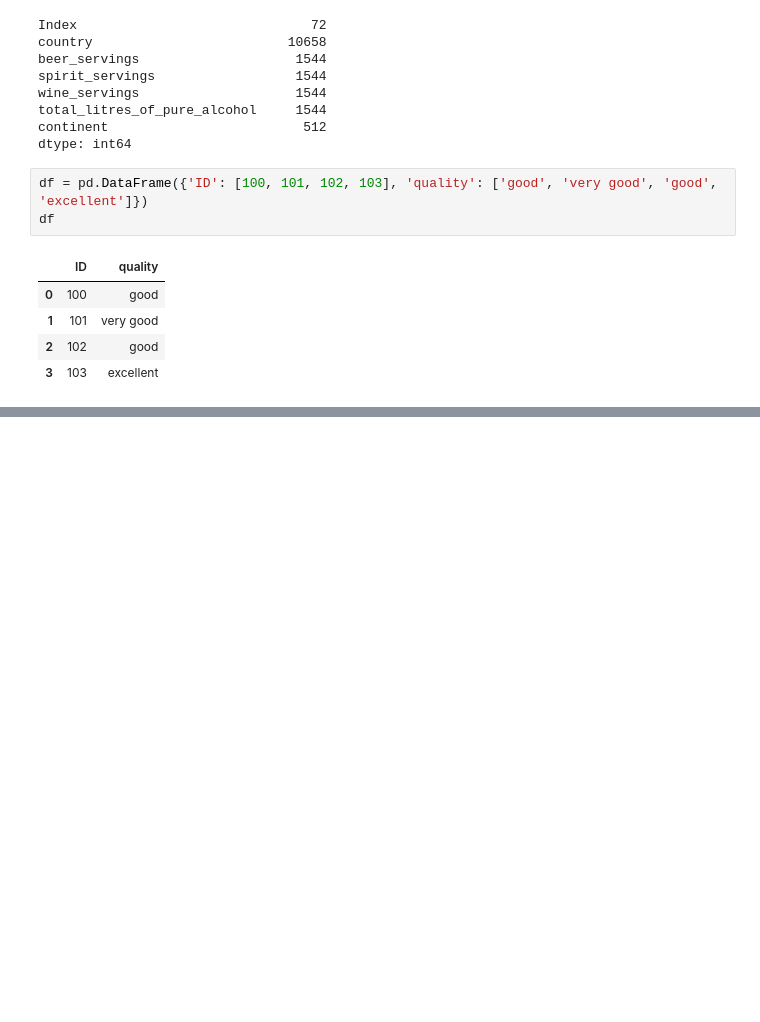
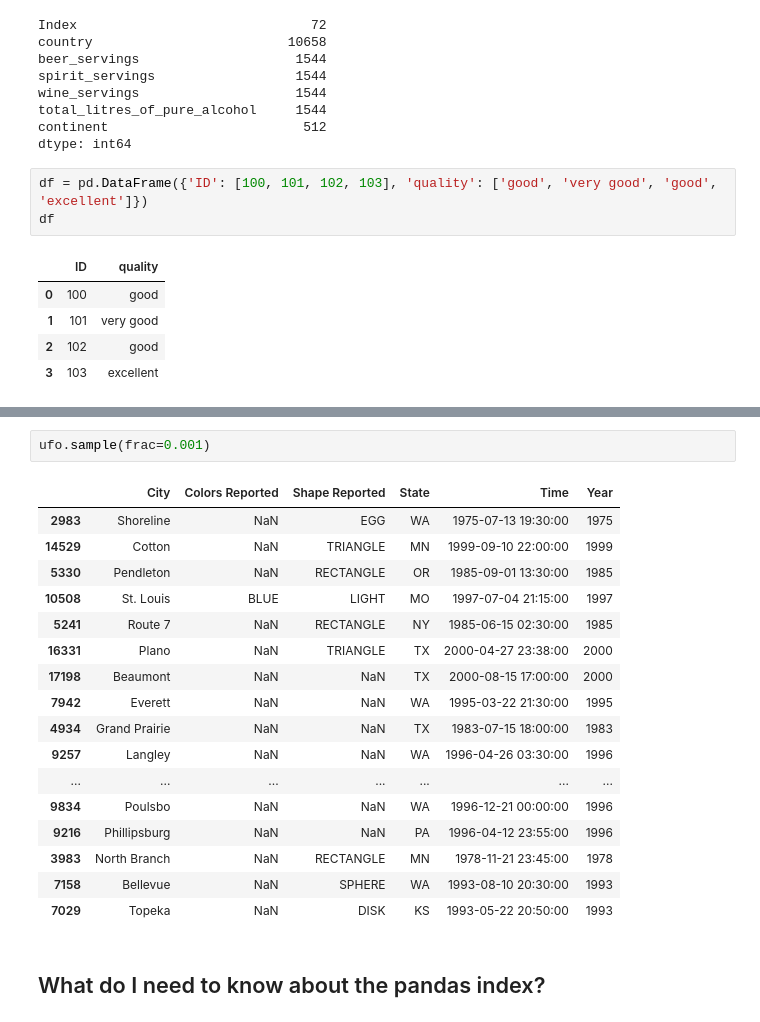
Before and after one commit to reetawwsum/Jupyter-Notebooks, a Jupyter notebook: Data analysis in Python with pandas.ipynb, the cells around one changed output, grey strips where cells are left out. Drawn from its saved outputs; the diff is of its cells as text; blank space fills up the shorter version.

Commit message:
Added few more code on pandas

```diff
--- a/Data analysis in Python with pandas.ipynb
+++ b/Data analysis in Python with pandas.ipynb
@@ -1441,0 +1752,22 @@ df
+# %%
+ufo.sample(frac=0.001)
+# %% [output]
+|  | City | Colors Reported | Shape Reported | State | Time | Year |
+| 2983 | Shoreline | NaN | EGG | WA | 1975-07-13 19:30:00 | 1975 |
+| 14529 | Cotton | NaN | TRIANGLE | MN | 1999-09-10 22:00:00 | 1999 |
+| 5330 | Pendleton | NaN | RECTANGLE | OR | 1985-09-01 13:30:00 | 1985 |
+| 10508 | St. Louis | BLUE | LIGHT | MO | 1997-07-04 21:15:00 | 1997 |
+| 5241 | Route 7 | NaN | RECTANGLE | NY | 1985-06-15 02:30:00 | 1985 |
+| 16331 | Plano | NaN | TRIANGLE | TX | 2000-04-27 23:38:00 | 2000 |
+| 17198 | Beaumont | NaN | NaN | TX | 2000-08-15 17:00:00 | 2000 |
+| 7942 | Everett | NaN | NaN | WA | 1995-03-22 21:30:00 | 1995 |
+| 4934 | Grand Prairie | NaN | NaN | TX | 1983-07-15 18:00:00 | 1983 |
+| 9257 | Langley | NaN | NaN | WA | 1996-04-26 03:30:00 | 1996 |
+| ... | ... | ... | ... | ... | ... | ... |
+| 9834 | Poulsbo | NaN | NaN | WA | 1996-12-21 00:00:00 | 1996 |
+| 9216 | Phillipsburg | NaN | NaN | PA | 1996-04-12 23:55:00 | 1996 |
+| 3983 | North Branch | NaN | RECTANGLE | MN | 1978-11-21 23:45:00 | 1978 |
+| 7158 | Bellevue | NaN | SPHERE | WA | 1993-08-10 20:30:00 | 1993 |
+| 7029 | Topeka | NaN | DISK | KS | 1993-05-22 20:50:00 | 1993 |
+# %% [markdown]
+## What do I need to know about the pandas index?
```
Also changed, not shown: parts of 51 cells of this notebook.
